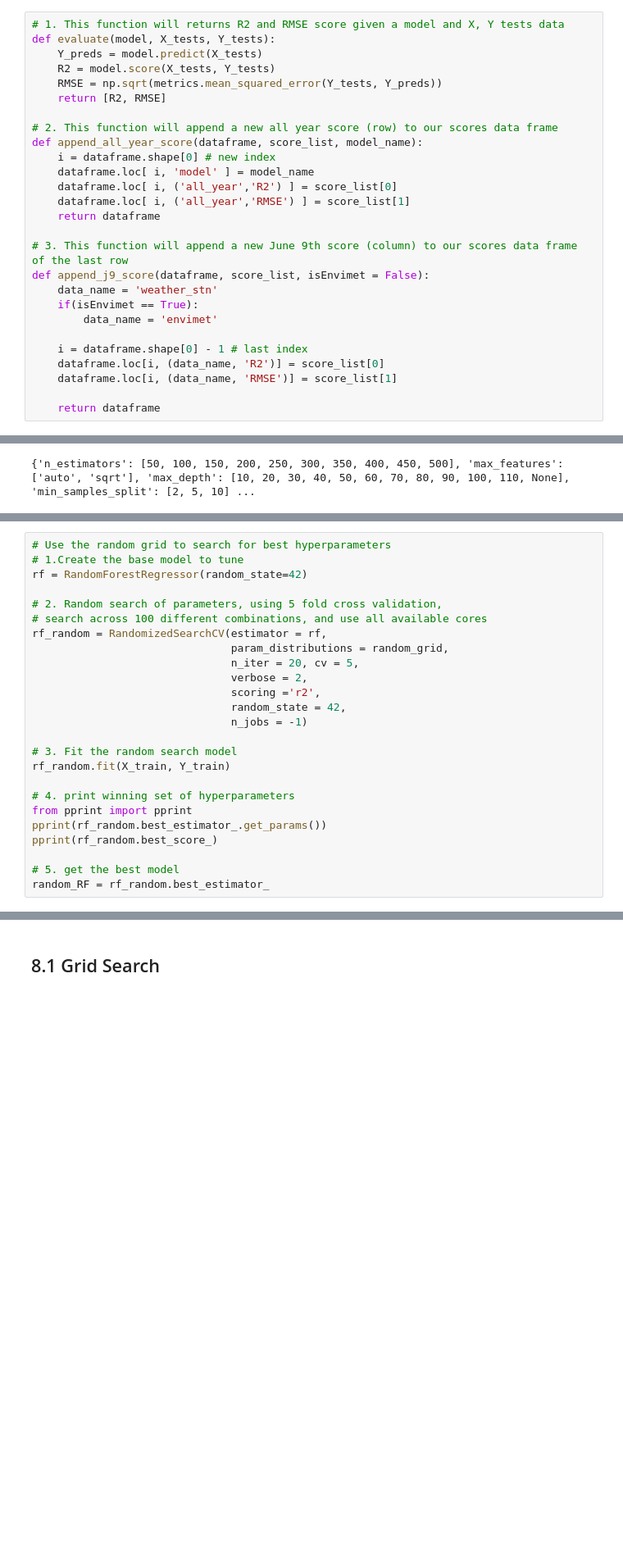
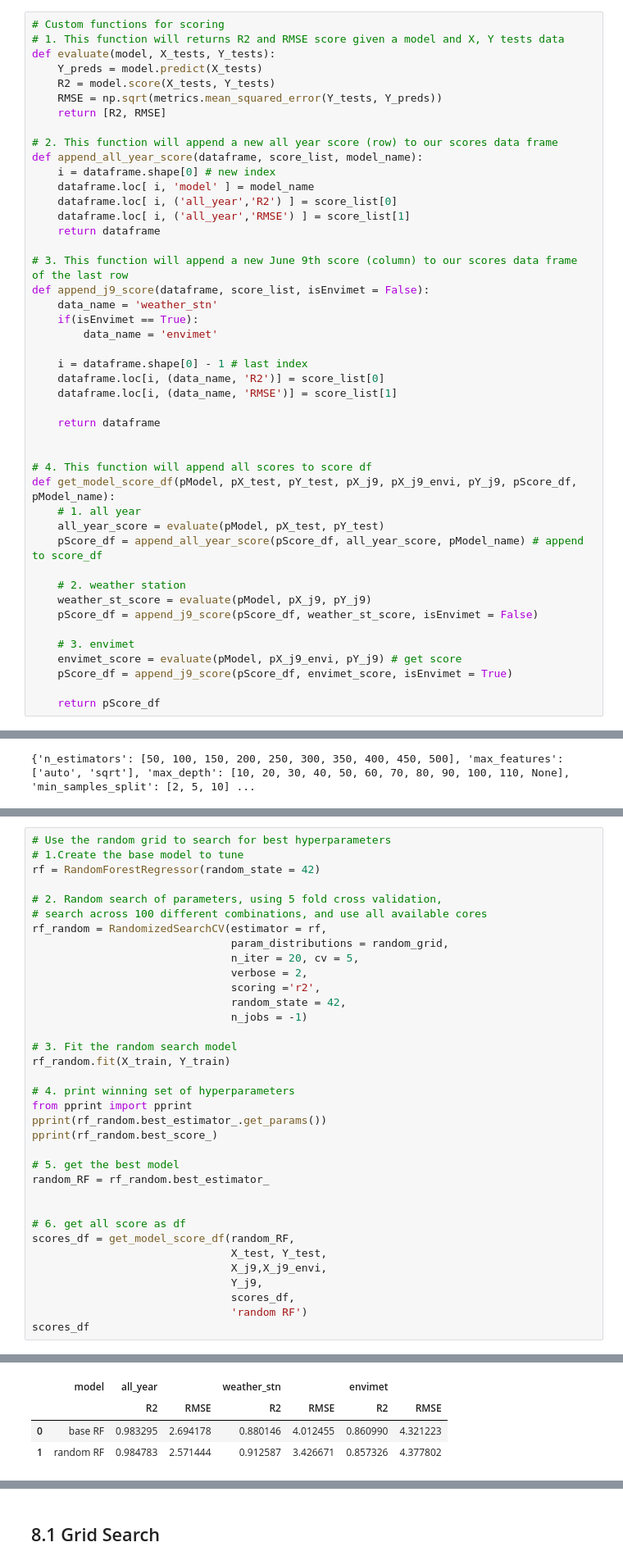
Before and after one commit to freecode23/microclimate-effects, a Jupyter notebook: RF_Model.ipynb, the cells around one changed output, grey strips where cells are left out. Shown at 82% size. Drawn from its saved outputs; the diff is of its cells as text; blank space fills up the shorter version.

```diff
--- a/RF_Model.ipynb
+++ b/RF_Model.ipynb
@@ -396,6 +400,7 @@ print(ModelPred)
 
 [6906 rows x 2 columns]
 # %%
+# Custom functions for scoring
 # 1. This function will returns R2 and RMSE score given a model and X, Y tests data
 def evaluate(model, X_tests, Y_tests):
     Y_preds = model.predict(X_tests)
@@ -422,6 +427,23 @@ def append_j9_score(dataframe, score_list, isEnvimet = False):
     dataframe.loc[i, (data_name, 'RMSE')] = score_list[1]
 
     return dataframe
+
+
+# 4. This function will append all scores to score df
+def get_model_score_df(pModel, pX_test, pY_test, pX_j9, pX_j9_envi, pY_j9, pScore_df, pModel_name):
+    # 1. all year
+    all_year_score = evaluate(pModel, pX_test, pY_test)
+    pScore_df = append_all_year_score(pScore_df, all_year_score, pModel_name) # append to score_df
+
+    # 2. weather station
+    weather_st_score = evaluate(pModel, pX_j9, pY_j9)
+    pScore_df = append_j9_score(pScore_df, weather_st_score, isEnvimet = False)
+
+    # 3. envimet
+    envimet_score = evaluate(pModel, pX_j9_envi, pY_j9) # get score
+    pScore_df = append_j9_score(pScore_df, envimet_score, isEnvimet = True)
+
+    return pScore_df
 # %%
 # 1. get score
 r2rmse = evaluate(base_RF, X_test, Y_test)
@@ -528,7 +550,7 @@ print(random_grid)
 # %%
 # Use the random grid to search for best hyperparameters
 # 1.Create the base model to tune
-rf = RandomForestRegressor(random_state=42)
+rf = RandomForestRegressor(random_state = 42)
 
 # 2. Random search of parameters, using 5 fold cross validation,
 # search across 100 different combinations, and use all available cores
@@ -550,6 +572,16 @@ pprint(rf_random.best_score_)
 
 # 5. get the best model
 random_RF = rf_random.best_estimator_
+
+
+# 6. get all score as df
+scores_df = get_model_score_df(random_RF,
+                               X_test, Y_test,
+                               X_j9,X_j9_envi,
+                               Y_j9,
+                               scores_df,
+                               'random RF')
+scores_df
 # %% [output]
 Fitting 5 folds for each of 20 candidates, totalling 100 fits
 {'bootstrap': False,
@@ -574 +606,5 @@ Fitting 5 folds for each of 20 candidates, totalling 100 fits
+|  | model | all_year |  | weather_stn |  | envimet |  |
+|  |  | R2 | RMSE | R2 | RMSE | R2 | RMSE |
+| 0 | base RF | 0.983295 | 2.694178 | 0.880146 | 4.012455 | 0.860990 | 4.321223 |
+| 1 | random RF | 0.984783 | 2.571444 | 0.912587 | 3.426671 | 0.857326 | 4.377802 |
 # %%
```
Also changed, not shown: parts of 49 cells of this notebook, 13 other files.
